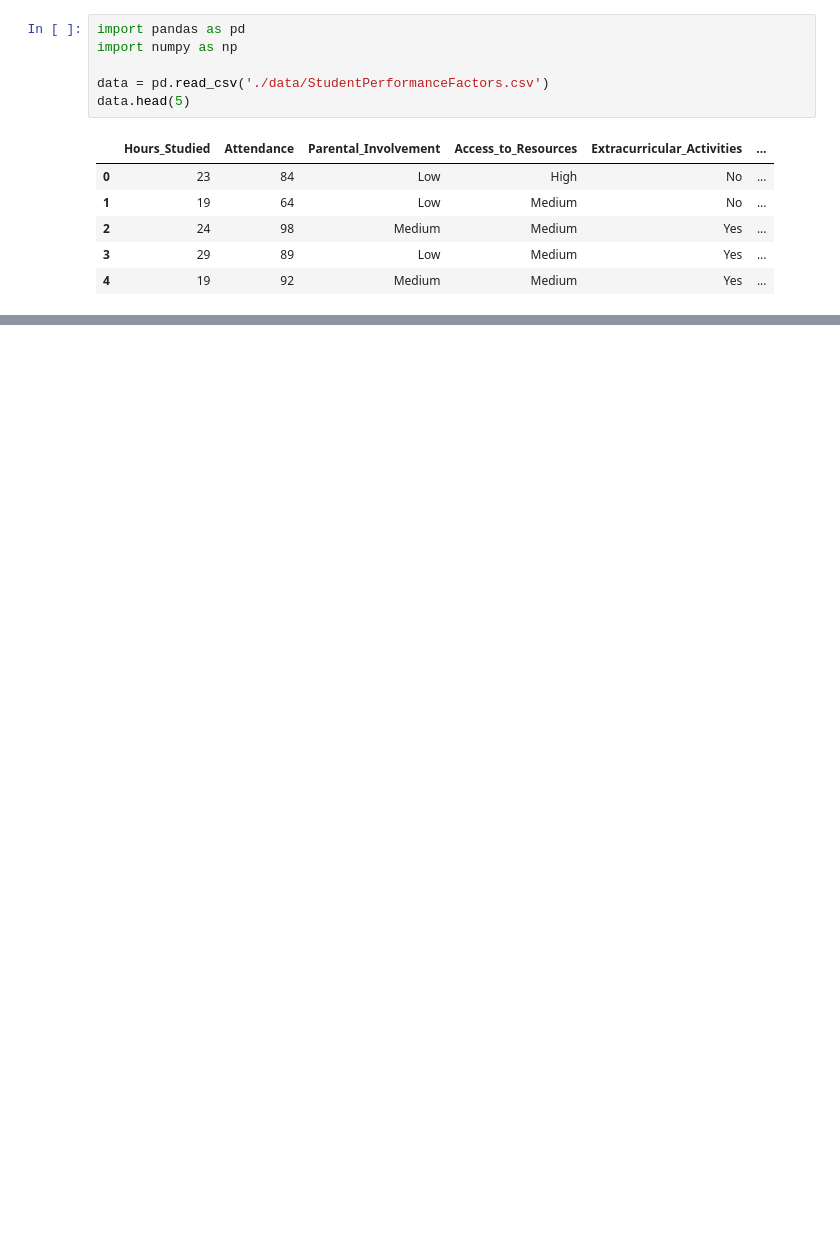
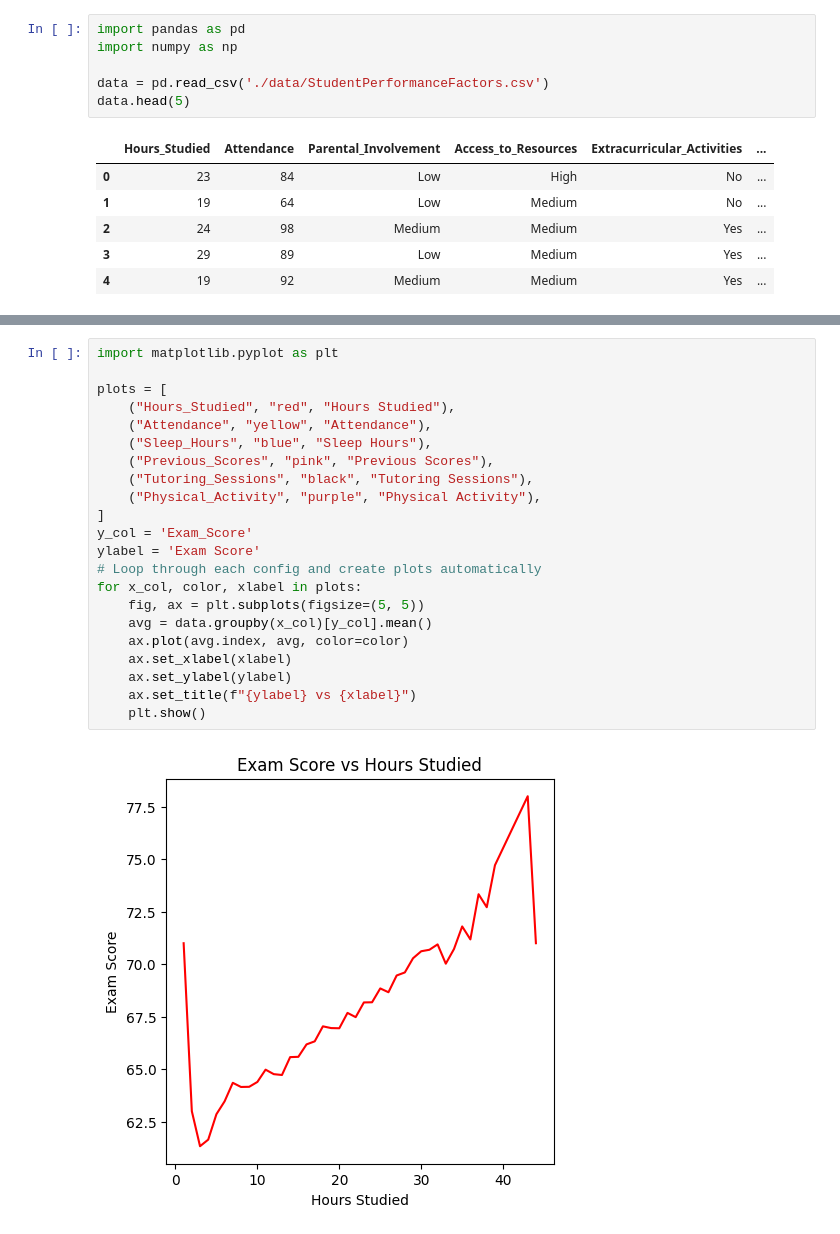
Before and after one commit to boriphat12/Student-Success-Factor-Analysis, a Jupyter notebook: Student_Success_Factor_Analysis.ipynb, the cells around one changed output, grey strips where cells are left out. Cells and saved outputs as stored; diff of their text form; blank space fills up the shorter version.

Commit message:
Graph analysis

```diff
--- a/Student_Success_Factor_Analysis.ipynb
+++ b/Student_Success_Factor_Analysis.ipynb
@@ -15,0 +28,24 @@ data.head(5)
+# %%
+import matplotlib.pyplot as plt
+
+plots = [
+    ("Hours_Studied", "red", "Hours Studied"),
+    ("Attendance", "yellow", "Attendance"),
+    ("Sleep_Hours", "blue", "Sleep Hours"),
+    ("Previous_Scores", "pink", "Previous Scores"),
+    ("Tutoring_Sessions", "black", "Tutoring Sessions"),
+    ("Physical_Activity", "purple", "Physical Activity"),
+]
+y_col = 'Exam_Score'
+ylabel = 'Exam Score'
+# Loop through each config and create plots automatically
+for x_col, color, xlabel in plots:
+    fig, ax = plt.subplots(figsize=(5, 5))
+    avg = data.groupby(x_col)[y_col].mean()
+    ax.plot(avg.index, avg, color=color)
+    ax.set_xlabel(xlabel)
+    ax.set_ylabel(ylabel)
+    ax.set_title(f"{ylabel} vs {xlabel}")
+    plt.show()
+# %% [output]
+[figure, added]
```
Also changed, not shown: parts of 4 cells of this notebook.
